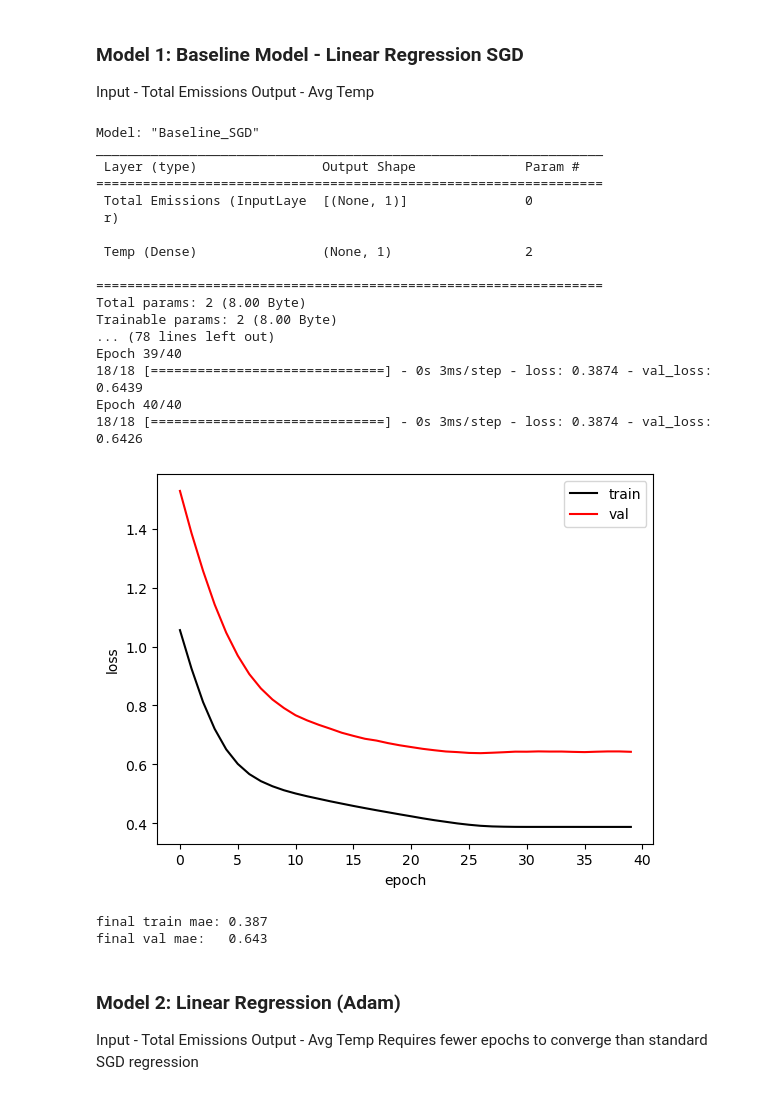
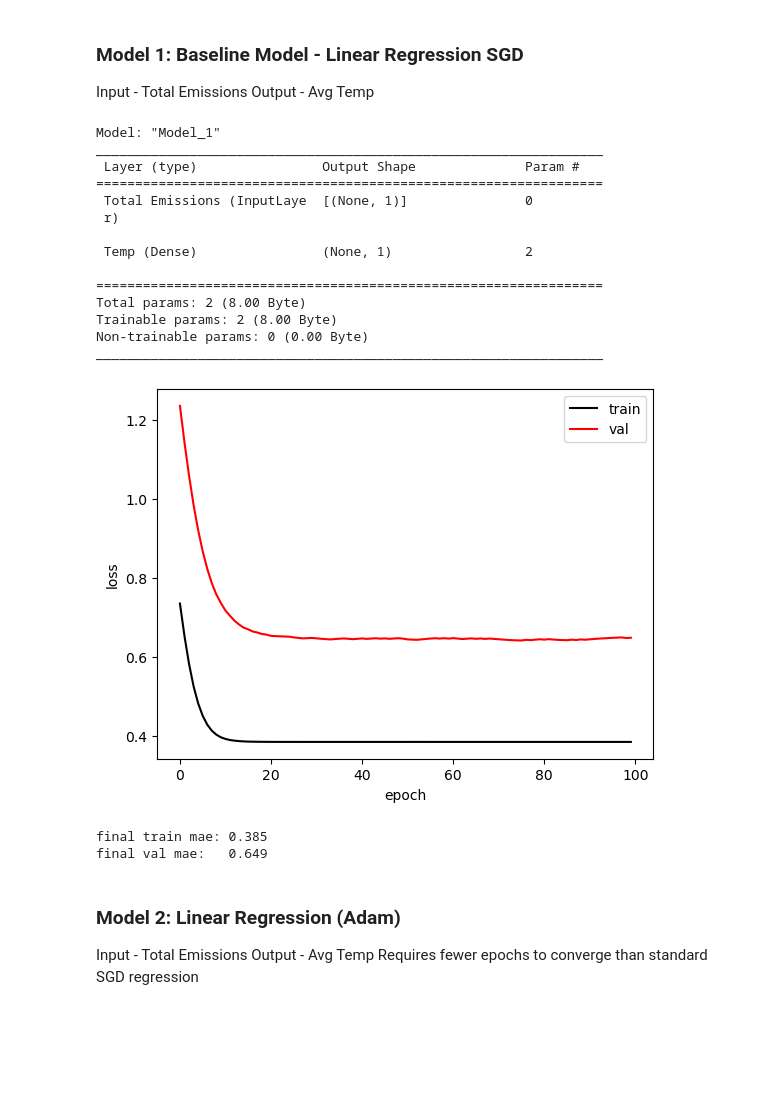
Before and after one commit to fayesimone/agriculture_emissions_prediction, a Jupyter notebook: Model_Building.ipynb, the cells around one changed output. Saved outputs shown, nothing was run; the diff lists cells and outputs as text; code cells hidden in the pictures; blank space fills up the shorter version.

Commit message:
Additional model building and hyperparameter tuning

```diff
--- a/Model_Building.ipynb
+++ b/Model_Building.ipynb
@@ -75,7 +75,7 @@ def show_history(history):
 </br> Input - Total Emissions
 </br>Output - Avg Temp
 # %%
-def build_model():
+def build_model_1():
   # Clear session and remove randomness.
   tf.keras.backend.clear_session()
   tf.random.set_seed(0)
@@ -87,49 +87,46 @@ def build_model():
 
   model = tf.keras.Model(inputs=[tot_em],
                          outputs=temp,
-                         name='Baseline_SGD')
+                         name='Model_1')
   model.compile(
-      optimizer=tf.keras.optimizers.SGD(learning_rate=0.01),
+      optimizer=tf.keras.optimizers.SGD(learning_rate=0.001),
       loss=tf.keras.losses.MeanAbsoluteError()
       )
 
   return model
 # %%
-model = build_model()
-model.summary()
+model_1 = build_model_1()
+model_1.summary()
 
-history = model.fit(
+history = model_1.fit(
   x=x_train[['total_emission']],
   y=Y_train[['average_temperature_°c']],
-  epochs=40,
-  batch_size=256,
+  epochs=100,
+  batch_size=40,
   validation_data=(
       x_val[['total_emission']],
       Y_val[['average_temperature_°c']]),
-  verbose=True)
+  verbose=False)
 
 show_history(history)
 # %% [output]
-Model: "Baseline_SGD"
+Model: "Model_1"
 _________________________________________________________________
  Layer (type)                Output Shape              Param #
 =================================================================
  Total Emissions (InputLaye  [(None, 1)]               0
  r)
 
  Temp (Dense)                (None, 1)                 2
 
 =================================================================
 Total params: 2 (8.00 Byte)
 Trainable params: 2 (8.00 Byte)
-... (78 lines left out)
-Epoch 39/40
-18/18 [==============================] - 0s 3ms/step - loss: 0.3874 - val_loss: 0.6439
-Epoch 40/40
-18/18 [==============================] - 0s 3ms/step - loss: 0.3874 - val_loss: 0.6426
+Non-trainable params: 0 (0.00 Byte)
+_________________________________________________________________
-[figure, old version]
+[figure, new version]
-final train mae: 0.387
-final val mae:   0.643
+final train mae: 0.385
+final val mae:   0.649
 # %% [markdown]
 ### Model 2: Linear Regression (Adam)
 
```
Also changed, not shown: parts of 23 cells of this notebook, 2 other files.
